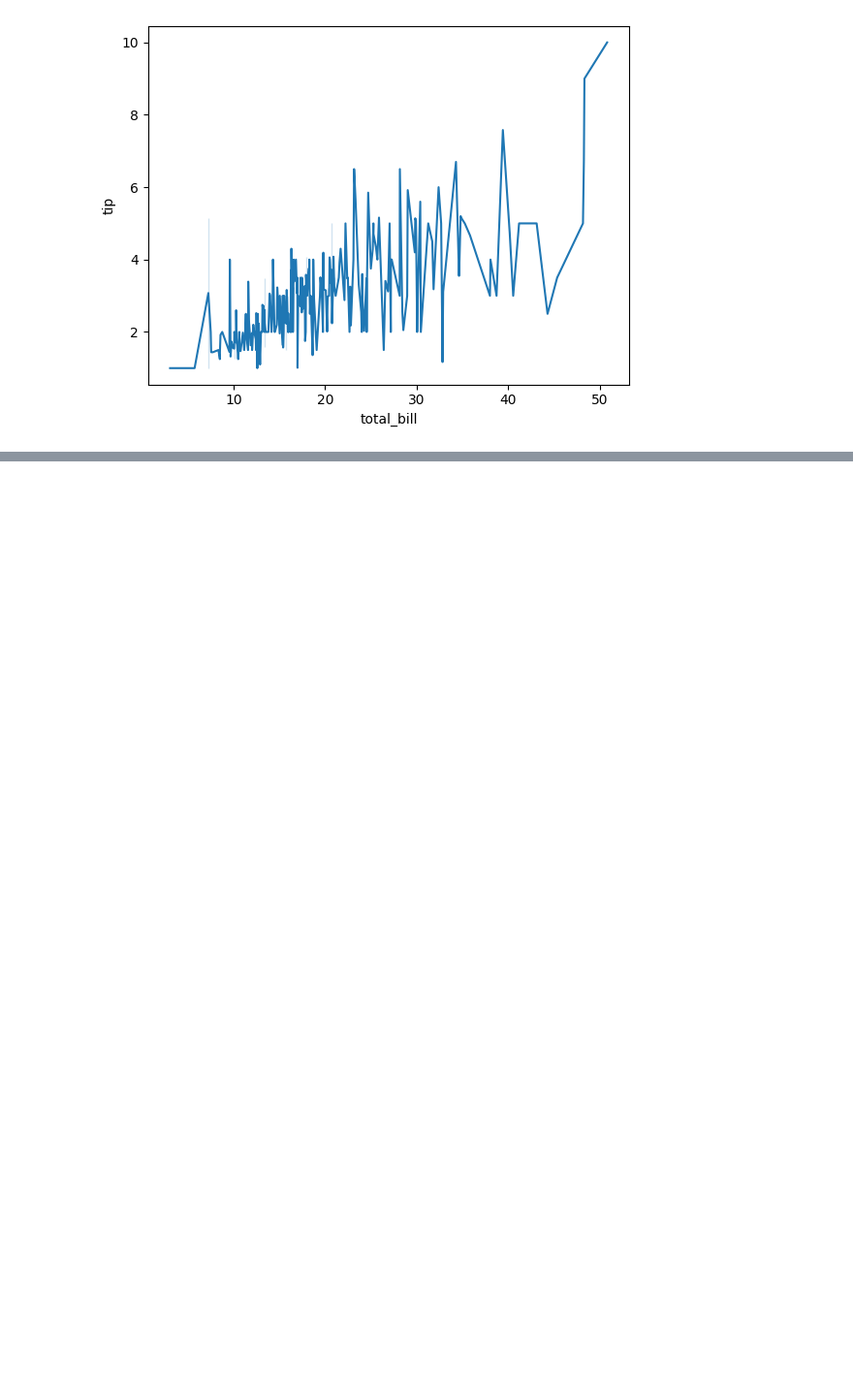
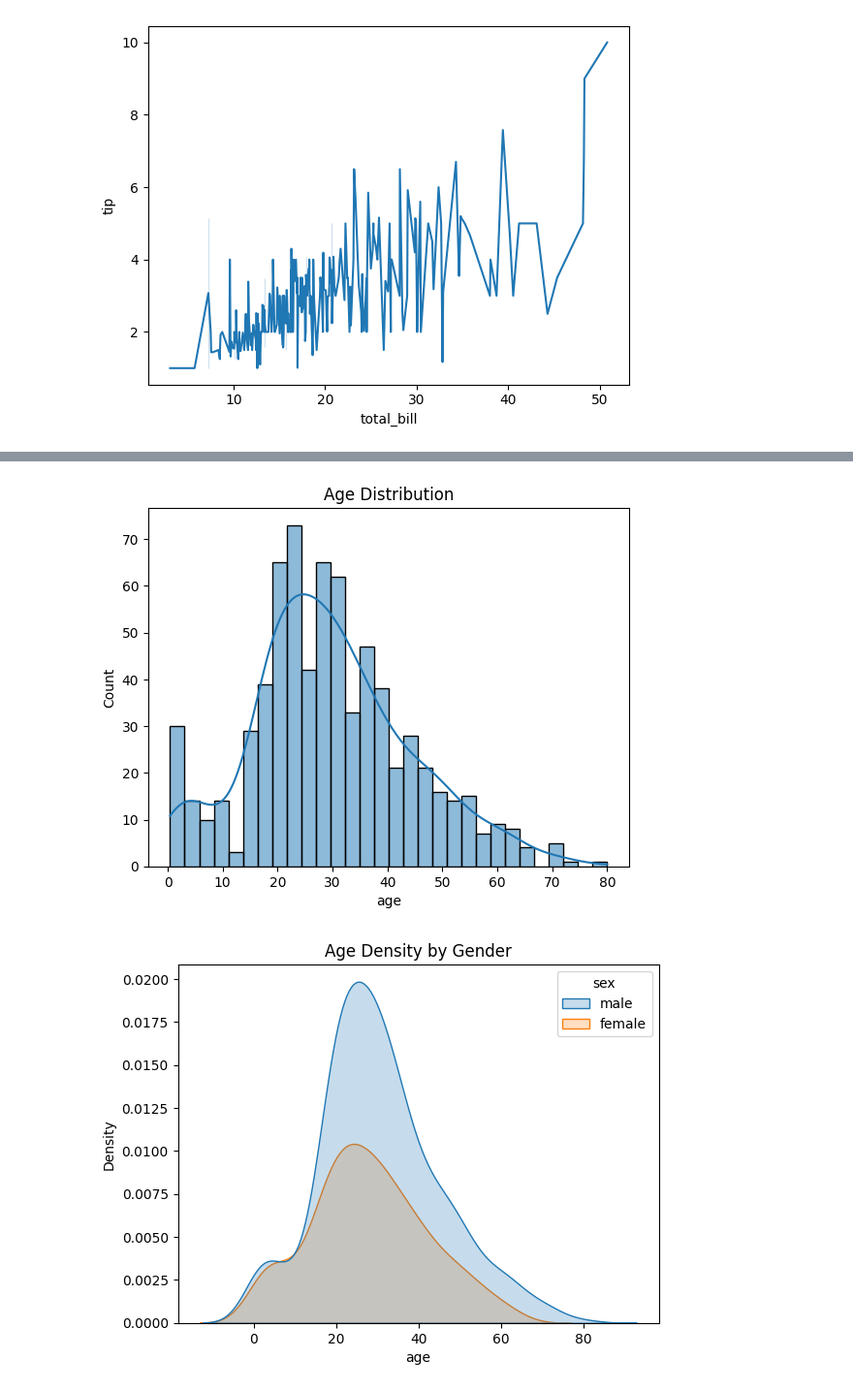
Before and after one commit to sanjib-biswal-git/PYTHON-BASICS_AND_LIBRARIES, a Jupyter notebook: Seaborn.ipynb, the cells around one changed output, grey strips where cells are left out. Shown: that part at 97% size. Saved outputs shown, nothing was run; the diff lists cells and outputs as text; code cells hidden in the pictures; blank space fills up the shorter version.

```diff
--- a/Seaborn.ipynb
+++ b/Seaborn.ipynb
@@ -21,0 +24,9 @@ plt.show()
+# %%
+import seaborn as sns
+import matplotlib.pyplot as plt
+import pandas as pd
+
+# Load Titanic dataset
+titanic = sns.load_dataset("titanic")
+print(titanic.head())
+print(titanic.info())
@@ -21,0 +51,15 @@ plt.show()
+# %%
+#Distribution Plots
+
+# Histogram
+sns.histplot(titanic["age"].dropna(), bins=30, kde=True)
+plt.title("Age Distribution")
+plt.show()
+
+# KDE plot
+sns.kdeplot(data=titanic, x="age", hue="sex", fill=True)
+plt.title("Age Density by Gender")
+plt.show()
+# %% [output]
+[figure, added]
+[figure, added]
```
Also changed, not shown: parts of 8 cells of this notebook.
